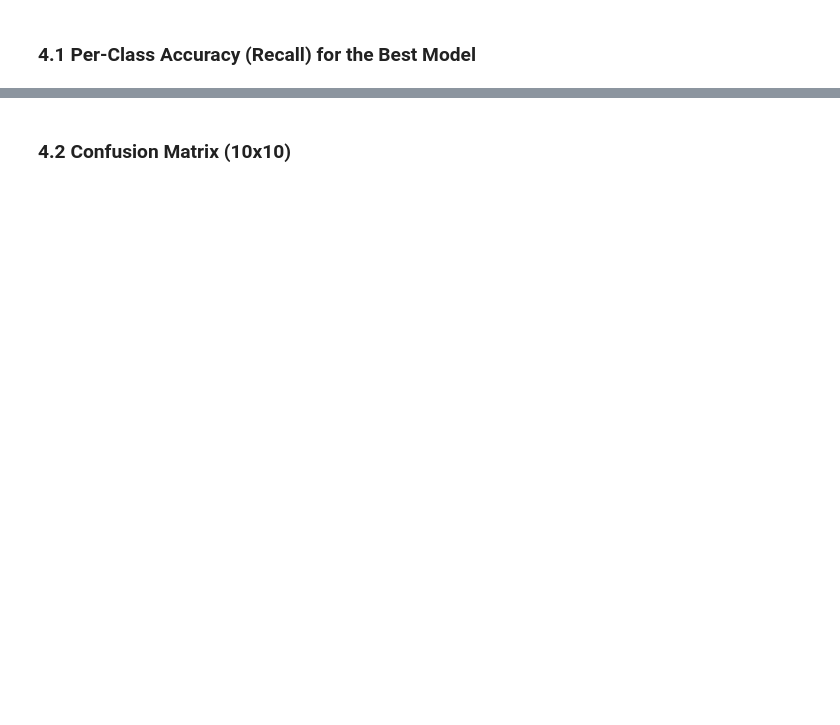
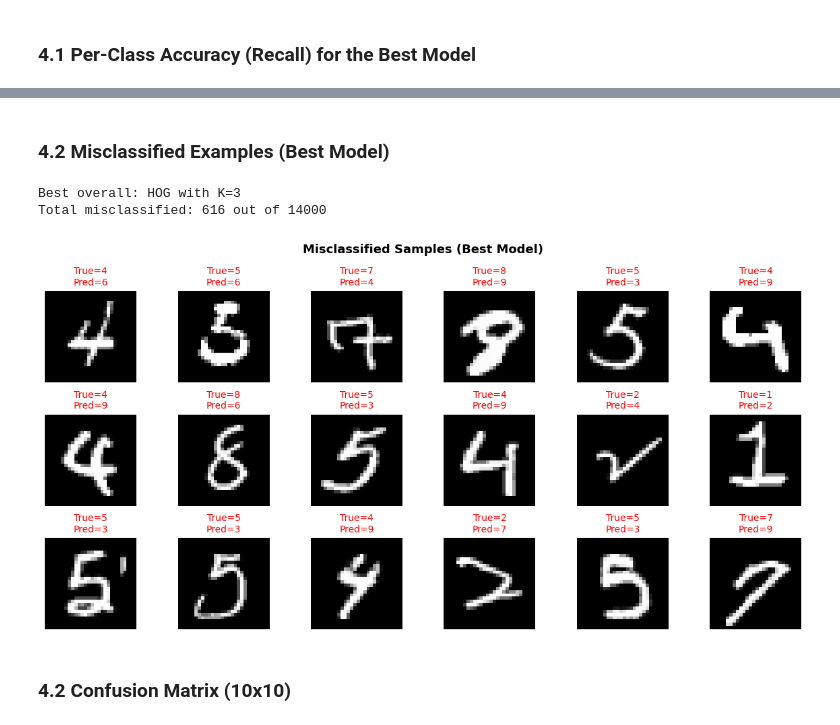
Before and after one commit to Ahmed-Fahmy00/Mnist-Classification, a Jupyter notebook: src/pipelines/phase2_knn.ipynb, the cells around one changed output, grey strips where cells are left out. Cells and saved outputs as stored; diff of their text form; code cells hidden in the pictures; blank space fills up the shorter version.

```diff
--- a/src/pipelines/phase2_knn.ipynb
+++ b/src/pipelines/phase2_knn.ipynb
@@ -181,3 +444,42 @@ for label in sorted(pca.keys()):
+# %% [markdown]
+### 4.2 Misclassified Examples (Best Model)
+# %%
+# Misclassified examples for the best model on the full test set
+best_method = std_results['feature_method']
+best_k_final = std_results['k']
+print(f'Best overall: {best_method.upper()} with K={best_k_final}')
+
+x_eval = std_results['x_test_eval']
+y_eval = std_results['y_test_eval']
+y_pred_best = std_results['test_preds']
+
+misclassified = np.where(y_pred_best != y_eval)[0]
+print(f'Total misclassified: {len(misclassified)} out of {len(y_eval)}')
+
+n_show = min(18, len(misclassified))
+if n_show > 0:
+    n_cols = 6
+    n_rows = (n_show + n_cols - 1) // n_cols
+    fig, axes = plt.subplots(n_rows, n_cols, figsize=(12, 2 * n_rows))
+    axes = np.asarray(axes).reshape(-1)
+
+    for i, idx in enumerate(misclassified[:n_show]):
+        axes[i].imshow(x_eval[idx], cmap='gray')
+        axes[i].set_title(f'True={y_eval[idx]}\nPred={y_pred_best[idx]}', fontsize=10, color='red')
+        axes[i].axis('off')
+
+    for i in range(n_show, len(axes)):
+        axes[i].axis('off')
+
+    fig.suptitle('Misclassified Samples (Best Model)', fontsize=13, fontweight='bold')
+    plt.tight_layout()
+    plt.show()
+else:
+    print('No misclassified samples!')
+# %% [output]
+Best overall: HOG with K=3
+Total misclassified: 616 out of 14000
+[figure, added]
 # %% [markdown]
 ### 4.2 Confusion Matrix (10x10)
 # %%
```
Also changed, not shown: parts of 31 cells of this notebook, 2 other files.
